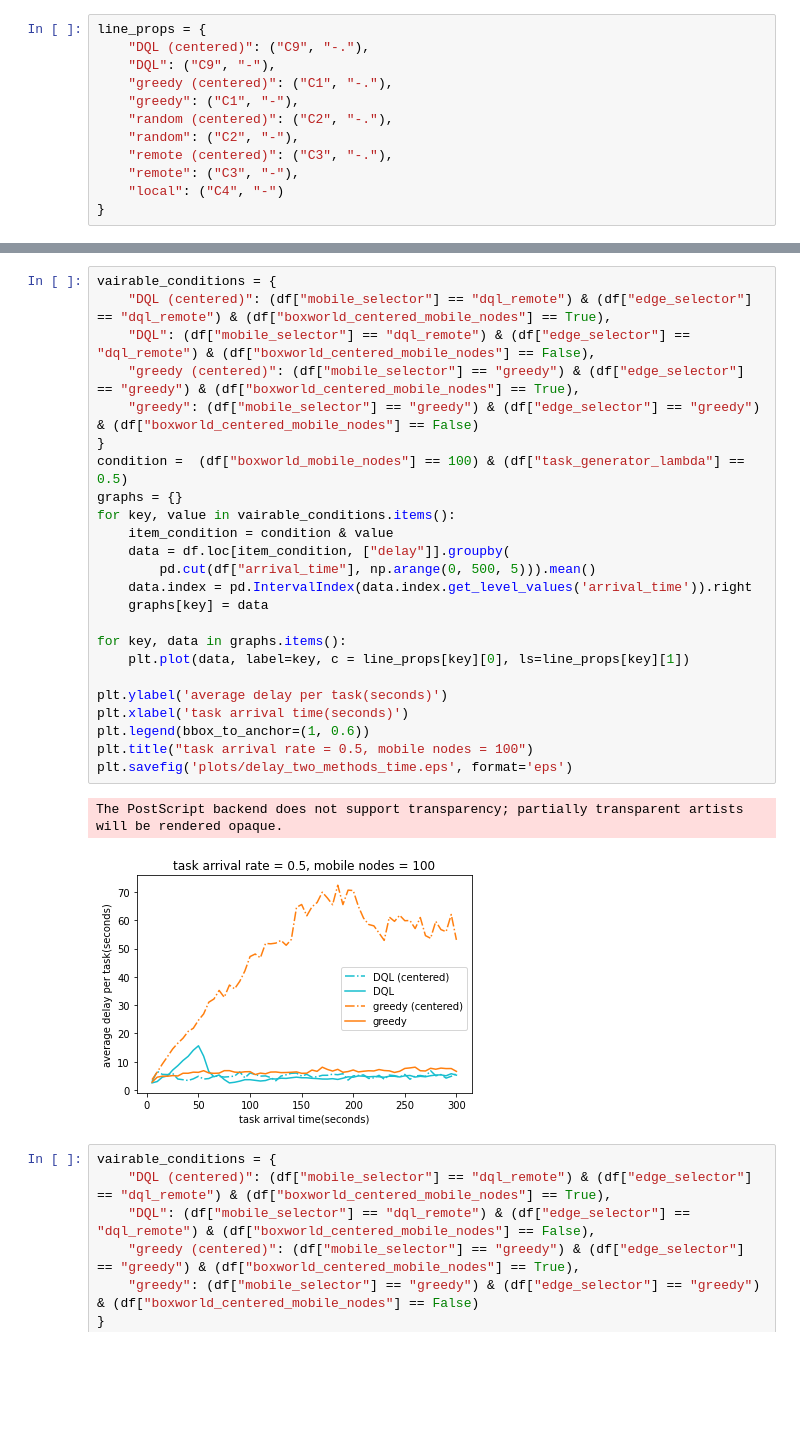
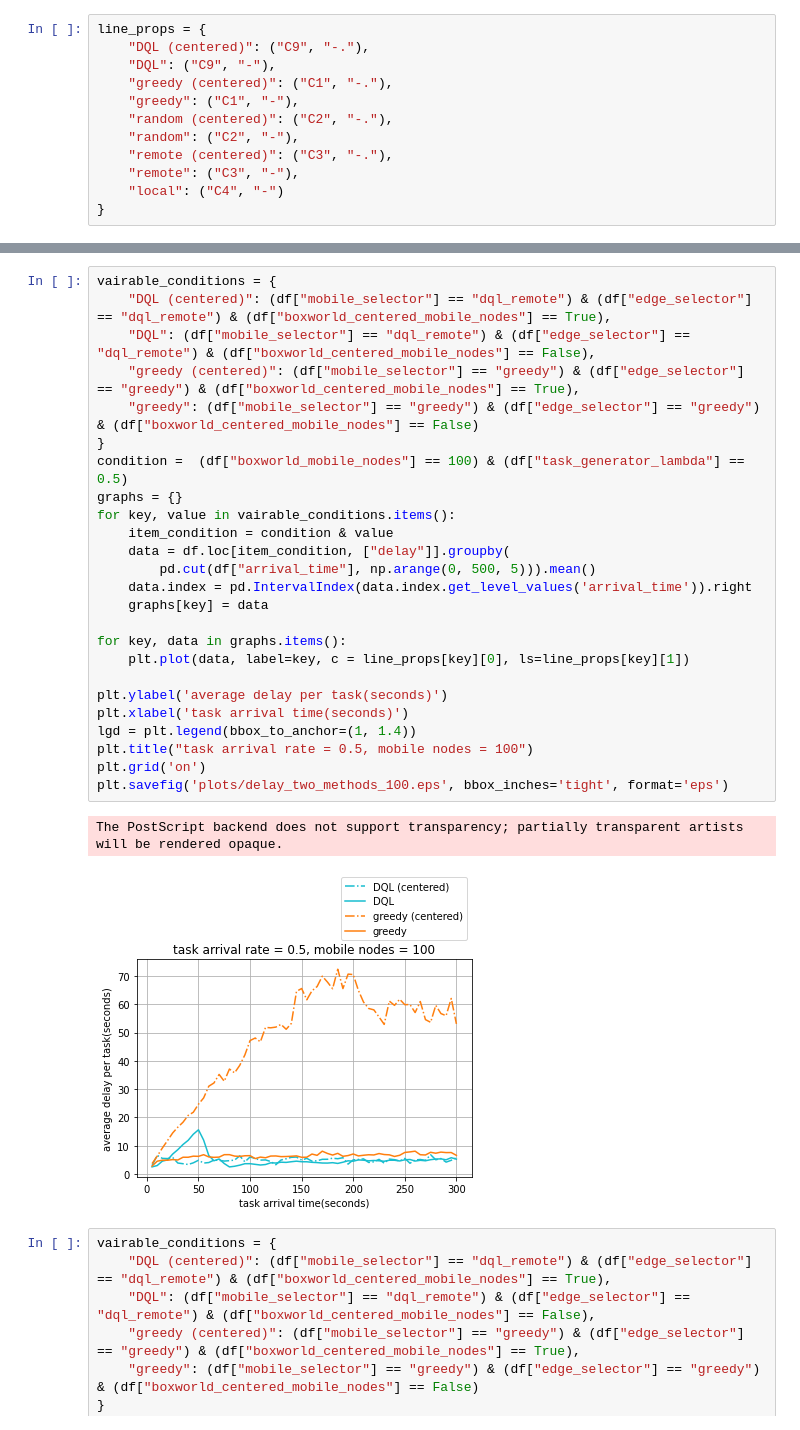
Before and after one commit to ahmadzendebudi/edge_simulation1, a Jupyter notebook: plots.ipynb, the cells around one changed output, grey strips where cells are left out. Drawn from its saved outputs; the diff is of its cells as text; blank space fills up the shorter version.

Commit message:
plots update

```diff
--- a/plots.ipynb
+++ b/plots.ipynb
@@ -161,30 +267,31 @@ pd.DataFrame(results)
 # %%
 vairable_conditions = {
     "DQL (centered)": (df["mobile_selector"] == "dql_remote") & (df["edge_selector"] == "dql_remote") & (df["boxworld_centered_mobile_nodes"] == True),
     "DQL": (df["mobile_selector"] == "dql_remote") & (df["edge_selector"] == "dql_remote") & (df["boxworld_centered_mobile_nodes"] == False),
     "greedy (centered)": (df["mobile_selector"] == "greedy") & (df["edge_selector"] == "greedy") & (df["boxworld_centered_mobile_nodes"] == True),
     "greedy": (df["mobile_selector"] == "greedy") & (df["edge_selector"] == "greedy") & (df["boxworld_centered_mobile_nodes"] == False)
 }
 condition =  (df["boxworld_mobile_nodes"] == 100) & (df["task_generator_lambda"] == 0.5)
 graphs = {}
 for key, value in vairable_conditions.items():
     item_condition = condition & value
     data = df.loc[item_condition, ["delay"]].groupby(
         pd.cut(df["arrival_time"], np.arange(0, 500, 5))).mean()
     data.index = pd.IntervalIndex(data.index.get_level_values('arrival_time')).right
     graphs[key] = data
 
 for key, data in graphs.items():
     plt.plot(data, label=key, c = line_props[key][0], ls=line_props[key][1])
 
 plt.ylabel('average delay per task(seconds)')
 plt.xlabel('task arrival time(seconds)')
-plt.legend(bbox_to_anchor=(1, 0.6))
+lgd = plt.legend(bbox_to_anchor=(1, 1.4))
 plt.title("task arrival rate = 0.5, mobile nodes = 100")
-plt.savefig('plots/delay_two_methods_time.eps', format='eps')
+plt.grid('on')
+plt.savefig('plots/delay_two_methods_100.eps', bbox_inches='tight', format='eps')
 # %% [output]
 The PostScript backend does not support transparency; partially transparent artists will be rendered opaque.
-[figure, old version]
+[figure, new version]
 # %%
 vairable_conditions = {
     "DQL (centered)": (df["mobile_selector"] == "dql_remote") & (df["edge_selector"] == "dql_remote") & (df["boxworld_centered_mobile_nodes"] == True),
```
Also changed, not shown: parts of 3 cells of this notebook, 20 other files.
